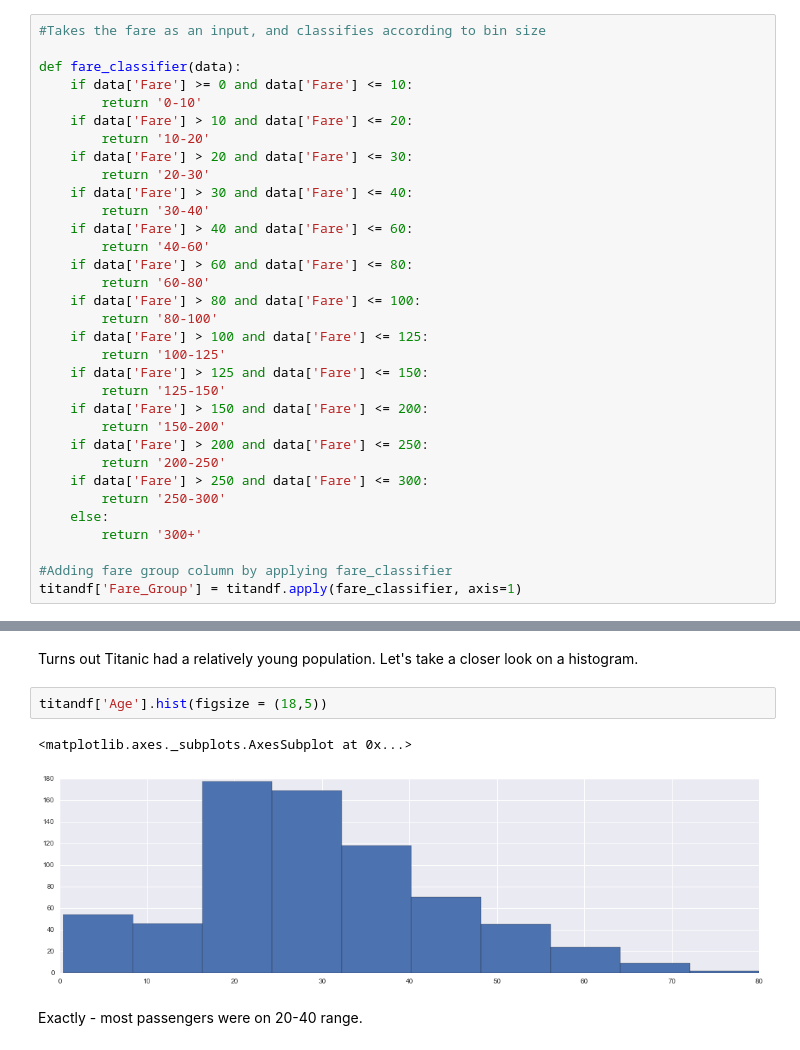
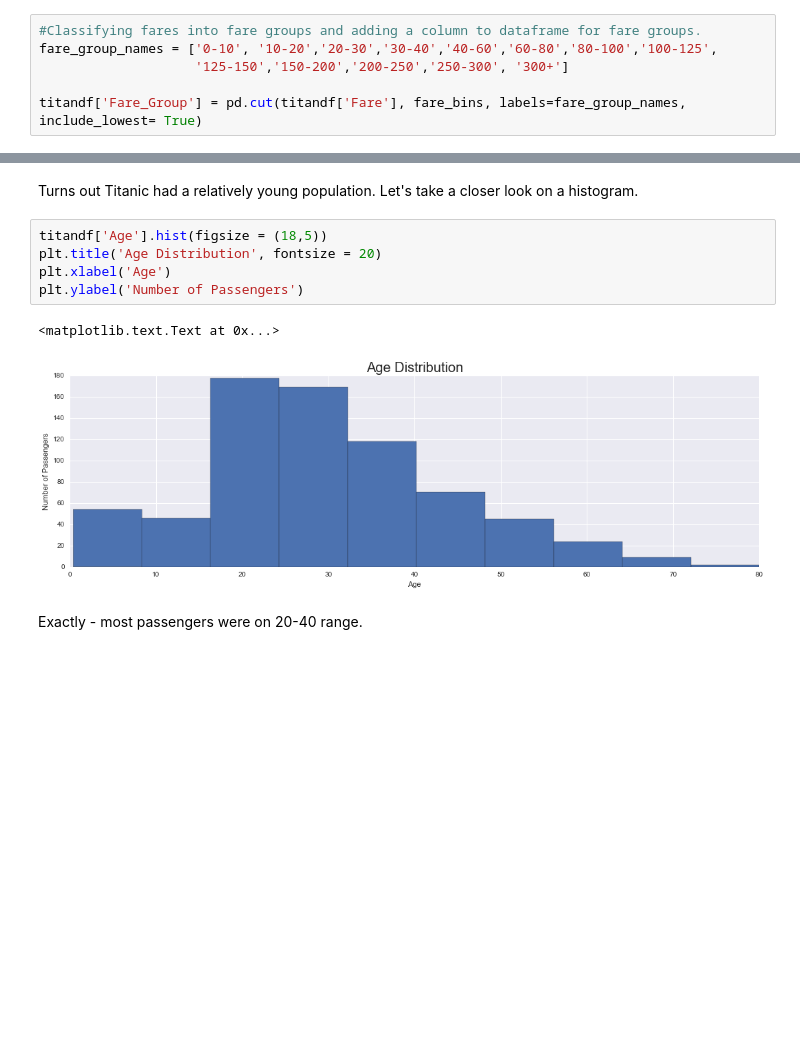
Before and after one commit to emrerg/UdacityDAND, a Jupyter notebook: TitanicDataAnalysis/Titanic_Data.ipynb, the cells around one changed output, grey strips where cells are left out. Cells and saved outputs as stored; diff of their text form; blank space fills up the shorter version.

```diff
--- a/TitanicDataAnalysis/Titanic_Data.ipynb
+++ b/TitanicDataAnalysis/Titanic_Data.ipynb
@@ -143,37 +148,10 @@ Populating the interactive namespace from numpy and matplotlib
 [figure]
 # %% [markdown]
 Alright. Seems like if you paid more, your chances to survive was higher. However we still don't know that for sure. Therefore we need to know exact percentage of survivors in each fare group. For that, I will group all the fares based on the bin sizes above, and add that to the dataframe in another column.
-# %%
-#Takes the fare as an input, and classifies according to bin size
-
-def fare_classifier(data):
-    if data['Fare'] >= 0 and data['Fare'] <= 10:
-        return '0-10'
-    if data['Fare'] > 10 and data['Fare'] <= 20:
-        return '10-20'
-    if data['Fare'] > 20 and data['Fare'] <= 30:
-        return '20-30'
-    if data['Fare'] > 30 and data['Fare'] <= 40:
-        return '30-40'
-    if data['Fare'] > 40 and data['Fare'] <= 60:
-        return '40-60'
-    if data['Fare'] > 60 and data['Fare'] <= 80:
-        return '60-80'
-    if data['Fare'] > 80 and data['Fare'] <= 100:
-        return '80-100'
-    if data['Fare'] > 100 and data['Fare'] <= 125:
-        return '100-125'
-    if data['Fare'] > 125 and data['Fare'] <= 150:
-        return '125-150'
-    if data['Fare'] > 150 and data['Fare'] <= 200:
-        return '150-200'
-    if data['Fare'] > 200 and data['Fare'] <= 250:
-        return '200-250'
-    if data['Fare'] > 250 and data['Fare'] <= 300:
-        return '250-300'
-    else:
-        return '300+'
-
-#Adding fare group column by applying fare_classifier
-titandf['Fare_Group'] = titandf.apply(fare_classifier, axis=1)
+# %%
+#Classifying fares into fare groups and adding a column to dataframe for fare groups.
+fare_group_names = ['0-10', '10-20','20-30','30-40','40-60','60-80','80-100','100-125',
+                    '125-150','150-200','200-250','250-300', '300+']
+
+titandf['Fare_Group'] = pd.cut(titandf['Fare'], fare_bins, labels=fare_group_names, include_lowest= True)
 # %%
@@ -298,9 +298,12 @@ Name: Age, dtype: float64
 Turns out Titanic had a relatively young population. Let's take a closer look on a histogram.
 # %%
 titandf['Age'].hist(figsize = (18,5))
+plt.title('Age Distribution', fontsize = 20)
+plt.xlabel('Age')
+plt.ylabel('Number of Passengers')
 # %% [output]
-<matplotlib.axes._subplots.AxesSubplot at 0x...>
+<matplotlib.text.Text at 0x...>
-[figure, old version]
+[figure, new version]
 # %% [markdown]
 Exactly - most passengers were on 20-40 range.
 # %% [markdown]
```
Also changed, not shown: parts of 33 cells of this notebook.
